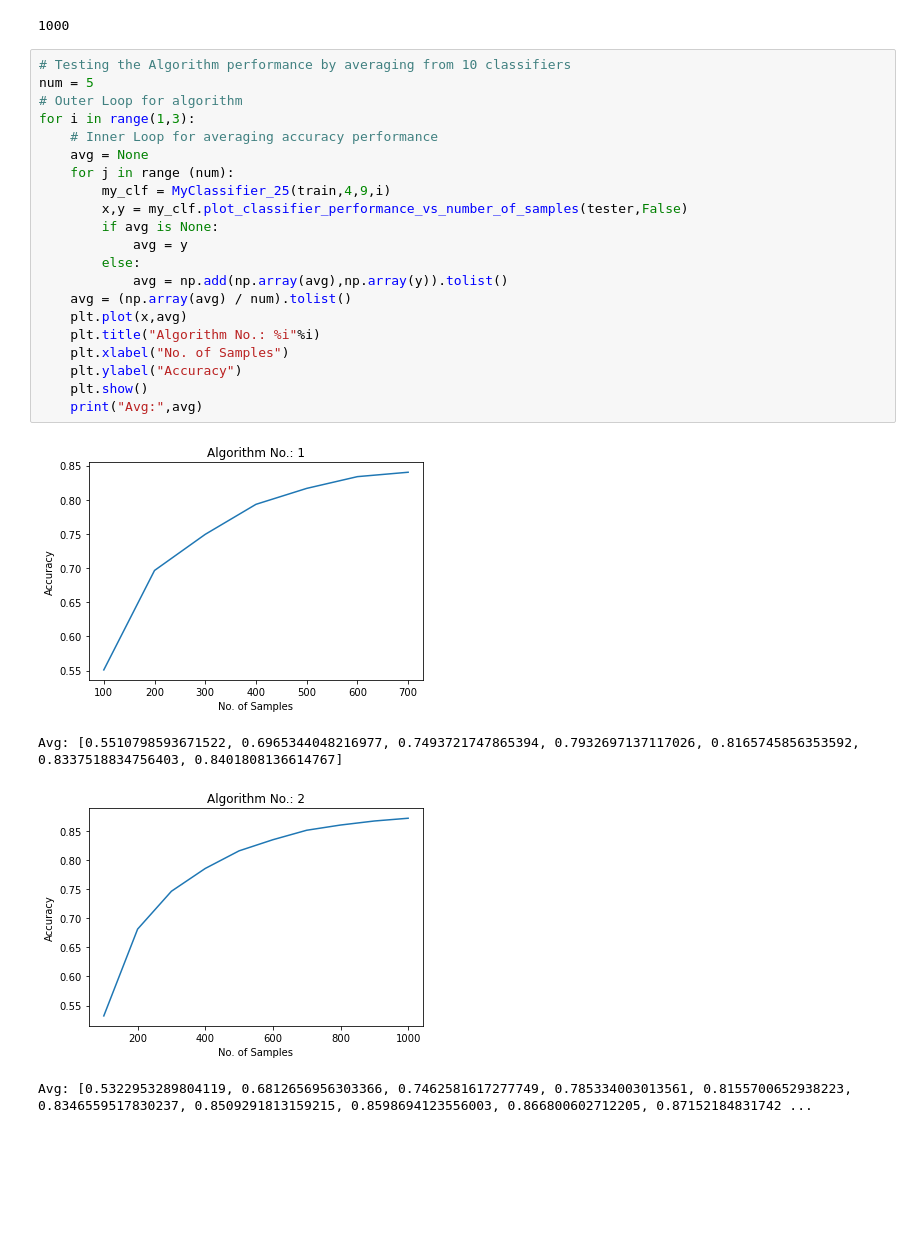
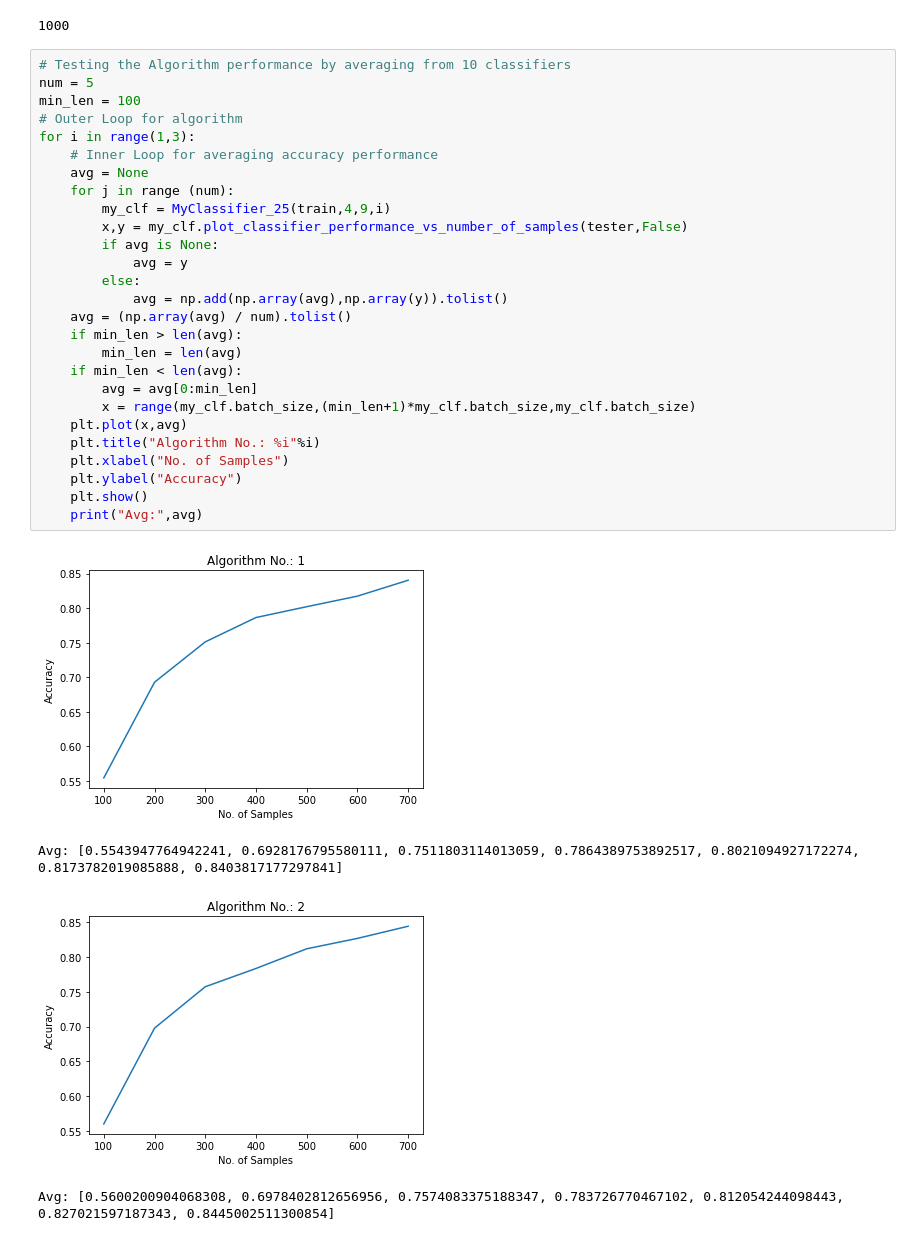
Before and after one commit to TejasViswa/236A-LP-Project, a Jupyter notebook: performance_analysis.ipynb, the cells around one changed output. Saved outputs shown, nothing was run; the diff lists cells and outputs as text; blank space fills up the shorter version.

```diff
--- a/performance_analysis.ipynb
+++ b/performance_analysis.ipynb
@@ -521,26 +521,32 @@ my_clf.sampling_requirement
 # %%
 # Testing the Algorithm performance by averaging from 10 classifiers
 num = 5
+min_len = 100
 # Outer Loop for algorithm
 for i in range(1,3):
     # Inner Loop for averaging accuracy performance
     avg = None
     for j in range (num):
         my_clf = MyClassifier_25(train,4,9,i)
         x,y = my_clf.plot_classifier_performance_vs_number_of_samples(tester,False)
         if avg is None:
             avg = y
         else:
             avg = np.add(np.array(avg),np.array(y)).tolist()
     avg = (np.array(avg) / num).tolist()
+    if min_len > len(avg):
+        min_len = len(avg)
+    if min_len < len(avg):
+        avg = avg[0:min_len]
+        x = range(my_clf.batch_size,(min_len+1)*my_clf.batch_size,my_clf.batch_size)
     plt.plot(x,avg)
     plt.title("Algorithm No.: %i"%i)
     plt.xlabel("No. of Samples")
     plt.ylabel("Accuracy")
     plt.show()
     print("Avg:",avg)
 # %% [output]
-[figure, old version]
+[figure, new version]
-Avg: [0.5510798593671522, 0.6965344048216977, 0.7493721747865394, 0.7932697137117026, 0.8165745856353592, 0.8337518834756403, 0.8401808136614767]
+Avg: [0.5543947764942241, 0.6928176795580111, 0.7511803114013059, 0.7864389753892517, 0.8021094927172274, 0.8173782019085888, 0.8403817177297841]
-[figure, old version]
+[figure, new version]
-Avg: [0.5322953289804119, 0.6812656956303366, 0.7462581617277749, 0.785334003013561, 0.8155700652938223, 0.8346559517830237, 0.8509291813159215, 0.8598694123556003, 0.866800602712205, 0.87152184831742 ...
+Avg: [0.5600200904068308, 0.6978402812656956, 0.7574083375188347, 0.783726770467102, 0.812054244098443, 0.827021597187343, 0.8445002511300854]
```
